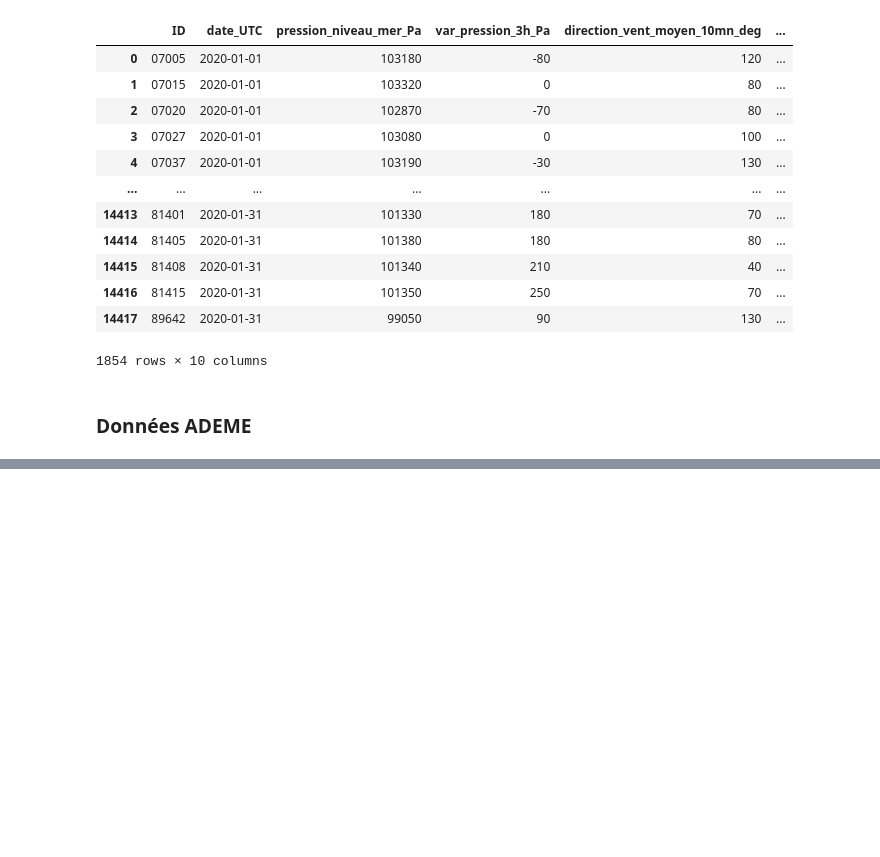
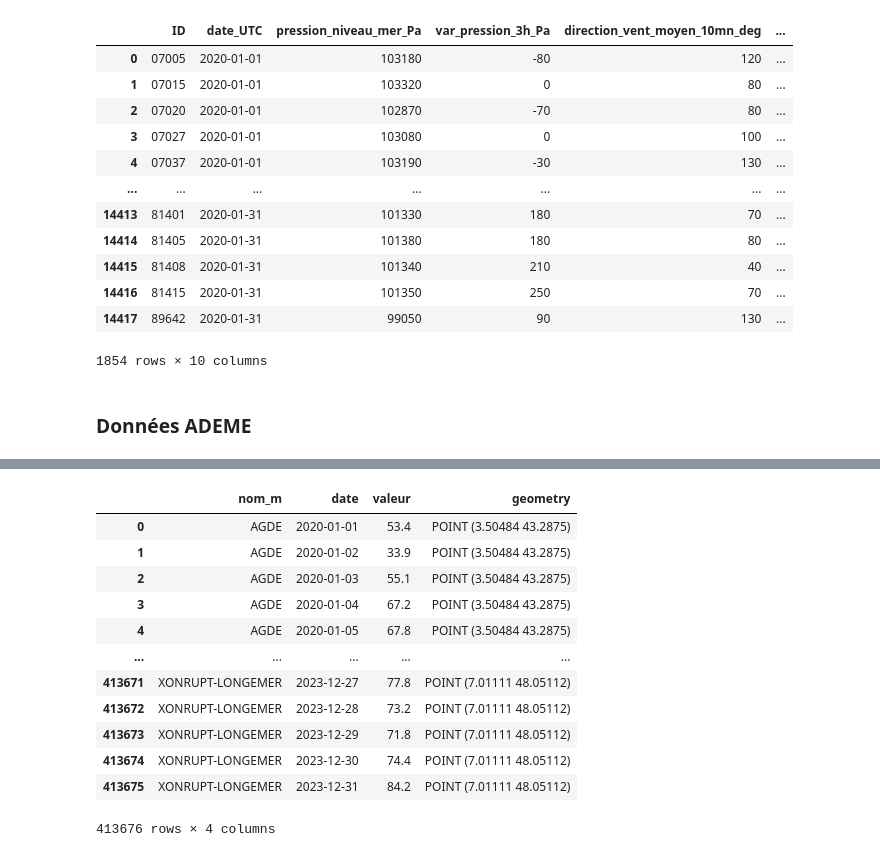
Before and after one commit to Antoine-Merienne/Projet-data-science-Mornand-Merienne, a Jupyter notebook: notebook_projet.ipynb, the cells around one changed output, grey strips where cells are left out. Cells and saved outputs as stored; diff of their text form; code cells hidden in the pictures; blank space fills up the shorter version.

```diff
--- a/notebook_projet.ipynb
+++ b/notebook_projet.ipynb
@@ -713,0 +704,16 @@ df_interet[0]
+# %%
+variable_gdf[1]
+# %% [output]
+|  | nom_m | date | valeur | geometry |
+| 0 | AGDE | 2020-01-01 | 53.4 | POINT (3.50484 43.2875) |
+| 1 | AGDE | 2020-01-02 | 33.9 | POINT (3.50484 43.2875) |
+| 2 | AGDE | 2020-01-03 | 55.1 | POINT (3.50484 43.2875) |
+| 3 | AGDE | 2020-01-04 | 67.2 | POINT (3.50484 43.2875) |
+| 4 | AGDE | 2020-01-05 | 67.8 | POINT (3.50484 43.2875) |
+| ... | ... | ... | ... | ... |
+| 413671 | XONRUPT-LONGEMER | 2023-12-27 | 77.8 | POINT (7.01111 48.05112) |
+| 413672 | XONRUPT-LONGEMER | 2023-12-28 | 73.2 | POINT (7.01111 48.05112) |
+| 413673 | XONRUPT-LONGEMER | 2023-12-29 | 71.8 | POINT (7.01111 48.05112) |
+| 413674 | XONRUPT-LONGEMER | 2023-12-30 | 74.4 | POINT (7.01111 48.05112) |
+| 413675 | XONRUPT-LONGEMER | 2023-12-31 | 84.2 | POINT (7.01111 48.05112) |
+413676 rows × 4 columns
```
Also changed, not shown: parts of 8 cells of this notebook.
